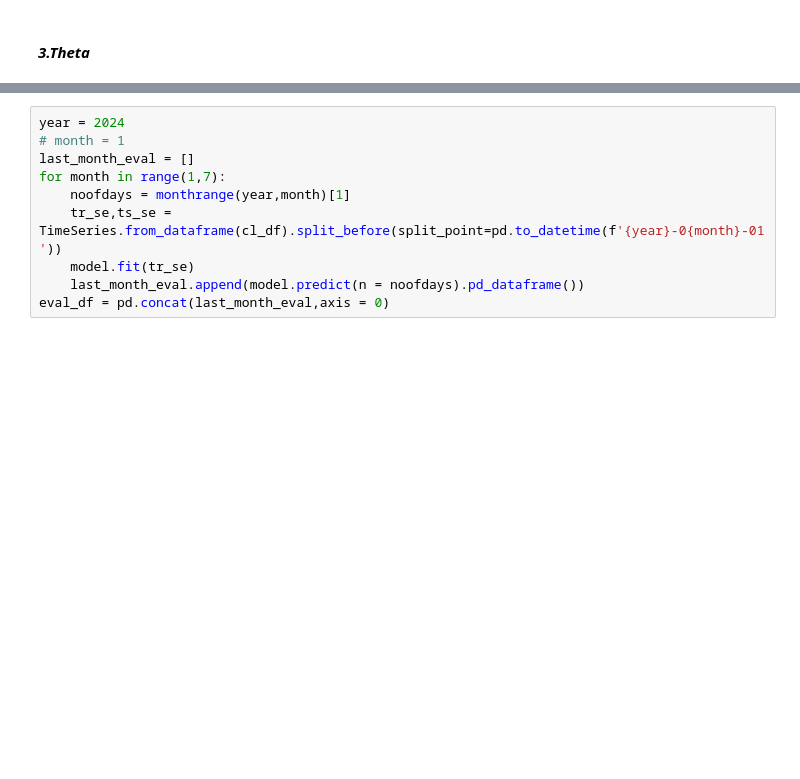
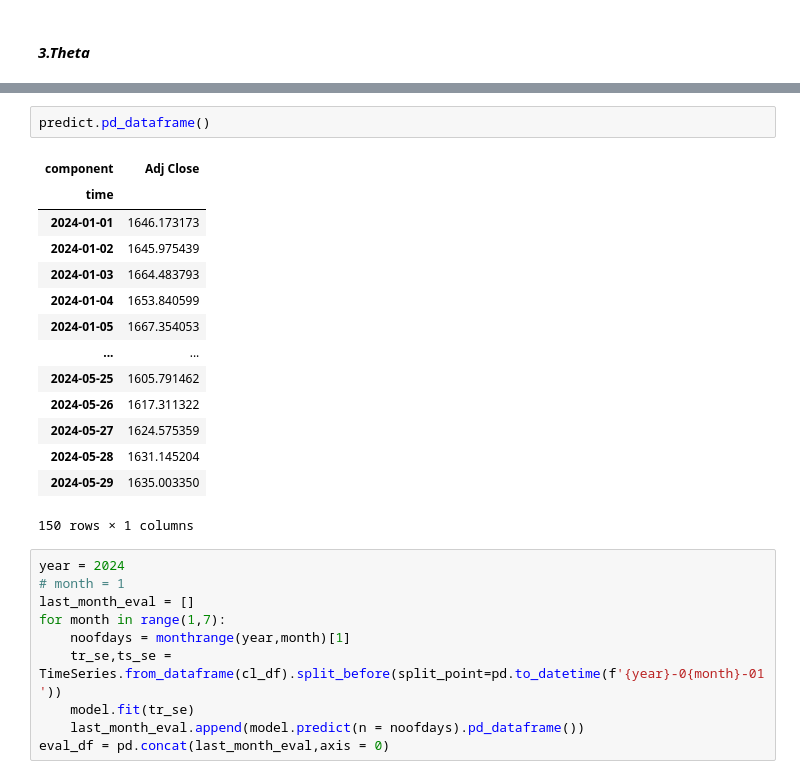
Before and after one commit to Prithwijit22/HDFC_HTML, a Jupyter notebook: HDFC_MF.ipynb, the cells around one changed output, grey strips where cells are left out. Cells and saved outputs as stored; diff of their text form; blank space fills up the shorter version.

Commit message:
Prediction using ML model and before I read the financial statistics

```diff
--- a/HDFC_MF.ipynb
+++ b/HDFC_MF.ipynb
@@ -228,3 +235,20 @@ predict.plot(label = 'forecast')
+# %%
+predict.pd_dataframe()
+# %% [output]
+| component | Adj Close |
+| time |  |
+| 2024-01-01 | 1646.173173 |
+| 2024-01-02 | 1645.975439 |
+| 2024-01-03 | 1664.483793 |
+| 2024-01-04 | 1653.840599 |
+| 2024-01-05 | 1667.354053 |
+| ... | ... |
+| 2024-05-25 | 1605.791462 |
+| 2024-05-26 | 1617.311322 |
+| 2024-05-27 | 1624.575359 |
+| 2024-05-28 | 1631.145204 |
+| 2024-05-29 | 1635.003350 |
+150 rows × 1 columns
 # %%
 year = 2024
 # month = 1
```
Also changed, not shown: parts of 11 cells of this notebook, 4 other files.
